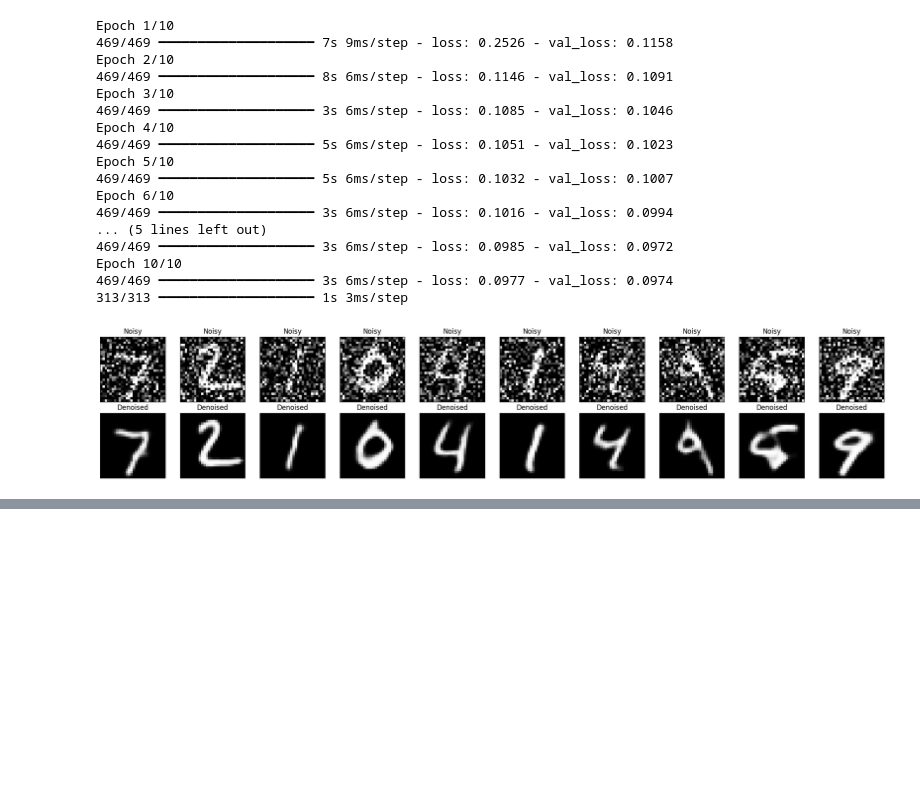
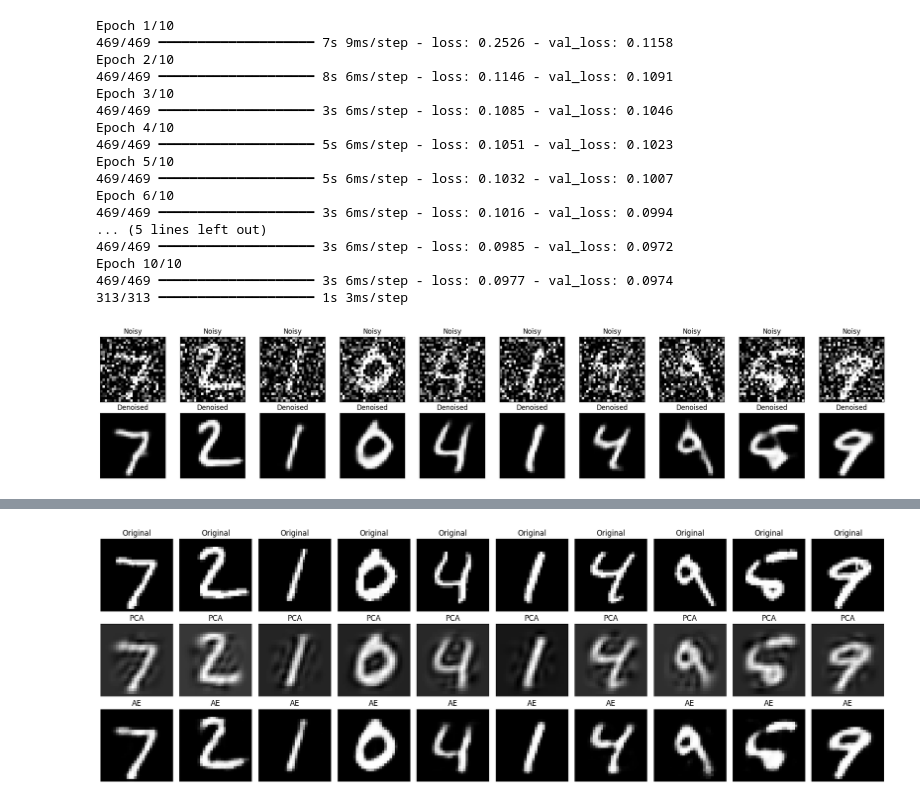
Before and after one commit to mekaviraj/ML_sem5, a Jupyter notebook: DLLL_sem_6.ipynb, the cells around one changed output, grey strips where cells are left out. Saved outputs shown, nothing was run; the diff lists cells and outputs as text; code cells hidden in the pictures; blank space fills up the shorter version.

```diff
--- a/DLLL_sem_6.ipynb
+++ b/DLLL_sem_6.ipynb
@@ -4154,0 +4367,89 @@ Epoch 10/10
+# %%
+import tensorflow as tf
+from tensorflow.keras import layers, models
+import numpy as np
+import matplotlib.pyplot as plt
+from sklearn.decomposition import PCA
+
+# -----------------------------
+# 1. Load and preprocess MNIST
+# -----------------------------
+(x_train, _), (x_test, _) = tf.keras.datasets.mnist.load_data()
+
+x_train = x_train.astype("float32") / 255.
+x_test = x_test.astype("float32") / 255.
+
+# Flatten images (28x28 -> 784)
+x_train = x_train.reshape((len(x_train), 784))
+x_test = x_test.reshape((len(x_test), 784))
+
+# -----------------------------
+# 2. PCA (Linear Dim Reduction)
+# -----------------------------
+latent_dim = 64
+
+pca = PCA(n_components=latent_dim)
+x_test_pca = pca.fit(x_train).transform(x_test)
+x_test_pca_recon = pca.inverse_transform(x_test_pca)
+
+# -----------------------------
+# 3. Autoencoder (Non-linear)
+# -----------------------------
+input_img = layers.Input(shape=(784,))
+encoded = layers.Dense(128, activation='relu')(input_img)
+encoded = layers.Dense(latent_dim, activation='relu')(encoded)
+
+decoded = layers.Dense(128, activation='relu')(encoded)
+decoded = layers.Dense(784, activation='sigmoid')(decoded)
+
+autoencoder = models.Model(input_img, decoded)
+autoencoder.compile(optimizer='adam', loss='binary_crossentropy')
+
+# Train AE
+autoencoder.fit(x_train, x_train,
+                epochs=10,
+                batch_size=256,
+                shuffle=True,
+                validation_data=(x_test, x_test),
+                verbose=0)
+
+# AE reconstruction
+x_test_ae_recon = autoencoder.predict(x_test)
+
+# -----------------------------
+# 4. Visualization
+# -----------------------------
+n = 10  # number of digits to display
+plt.figure(figsize=(18, 6))
+
+for i in range(n):
+    # Original
+    ax = plt.subplot(3, n, i + 1)
+    plt.imshow(x_test[i].reshape(28, 28), cmap='gray')
+    plt.title("Original")
+    plt.axis("off")
+
+    # PCA Reconstruction
+    ax = plt.subplot(3, n, i + 1 + n)
+    plt.imshow(x_test_pca_recon[i].reshape(28, 28), cmap='gray')
+    plt.title("PCA")
+    plt.axis("off")
+
+    # AE Reconstruction
+    ax = plt.subplot(3, n, i + 1 + 2*n)
+    plt.imshow(x_test_ae_recon[i].reshape(28, 28), cmap='gray')
+    plt.title("AE")
+    plt.axis("off")
+
+plt.tight_layout()
+plt.show()
+
+# -----------------------------
+# 5. Print Reconstruction Error
+# -----------------------------
+pca_error = np.mean((x_test - x_test_pca_recon) ** 2)
+ae_error = np.mean((x_test - x_test_ae_recon) ** 2)
+
+print(f"PCA Reconstruction Error: {pca_error:.6f}")
+print(f"AE Reconstruction Error: {ae_error:.6f}")
+# %% [output]
@@ -4154,0 +4457 @@ Epoch 10/10
+[figure, added]
```
Also changed, not shown: parts of 19 cells of this notebook.
